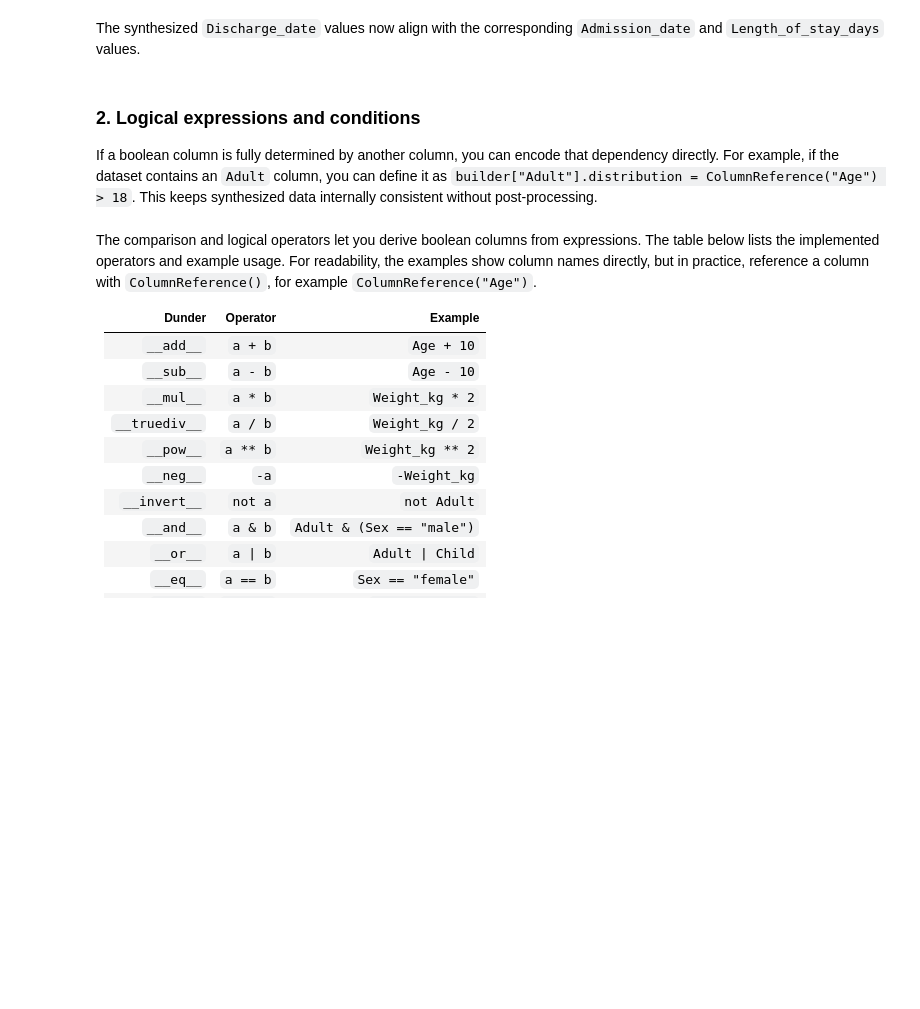
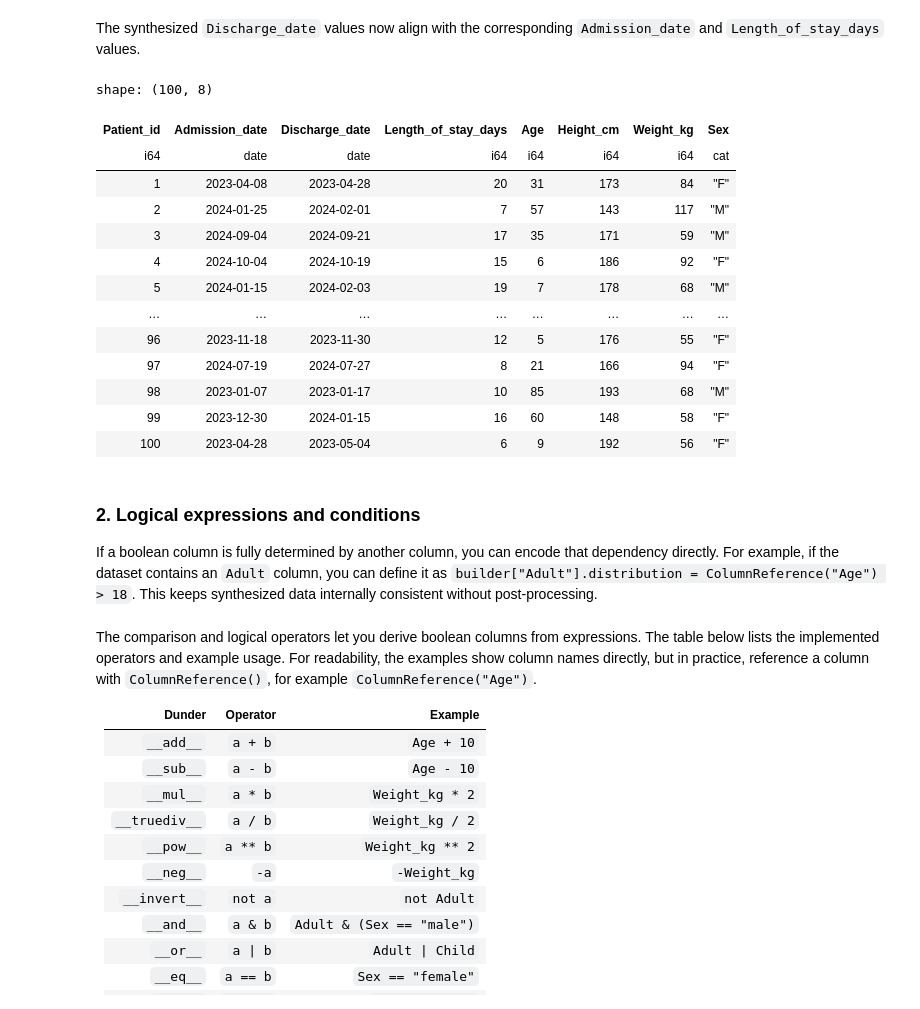
Before and after one commit to sodascience/metasyn, a Jupyter notebook: examples/3_additional_features.ipynb, the cells around one changed output. Saved outputs shown, nothing was run; the diff lists cells and outputs as text; code cells hidden in the pictures; blank space fills up the shorter version.

```diff
--- a/examples/3_additional_features.ipynb
+++ b/examples/3_additional_features.ipynb
@@ -145,5 +147,28 @@ shape: (100, 8)
 # %% [markdown]
 The synthesized `Discharge_date` values now align with the corresponding `Admission_date` and `Length_of_stay_days` values.
+# %%
+# Convert the duration column back to integer type that represents a number of days like the original column.
+# Check the Polars documentation for the right way to convert your column back to integer type.
+synth_df = synth_df.with_columns(
+    pl.col("Length_of_stay_days").dt.total_days().alias("Length_of_stay_days")
+)
+
+synth_df
+# %% [output]
+shape: (100, 8)
+| Patient_id | Admission_date | Discharge_date | Length_of_stay_days | Age | Height_cm | Weight_kg | Sex |
+| i64 | date | date | i64 | i64 | i64 | i64 | cat |
+| 1 | 2023-04-08 | 2023-04-28 | 20 | 31 | 173 | 84 | "F" |
+| 2 | 2024-01-25 | 2024-02-01 | 7 | 57 | 143 | 117 | "M" |
+| 3 | 2024-09-04 | 2024-09-21 | 17 | 35 | 171 | 59 | "M" |
+| 4 | 2024-10-04 | 2024-10-19 | 15 | 6 | 186 | 92 | "F" |
+| 5 | 2024-01-15 | 2024-02-03 | 19 | 7 | 178 | 68 | "M" |
+| … | … | … | … | … | … | … | … |
+| 96 | 2023-11-18 | 2023-11-30 | 12 | 5 | 176 | 55 | "F" |
+| 97 | 2024-07-19 | 2024-07-27 | 8 | 21 | 166 | 94 | "F" |
+| 98 | 2023-01-07 | 2023-01-17 | 10 | 85 | 193 | 68 | "M" |
+| 99 | 2023-12-30 | 2024-01-15 | 16 | 60 | 148 | 58 | "F" |
+| 100 | 2023-04-28 | 2023-05-04 | 6 | 9 | 192 | 56 | "F" |
 # %% [markdown]
 ### 2. Logical expressions and conditions
 
```
Also changed, not shown: parts of 14 cells of this notebook.
